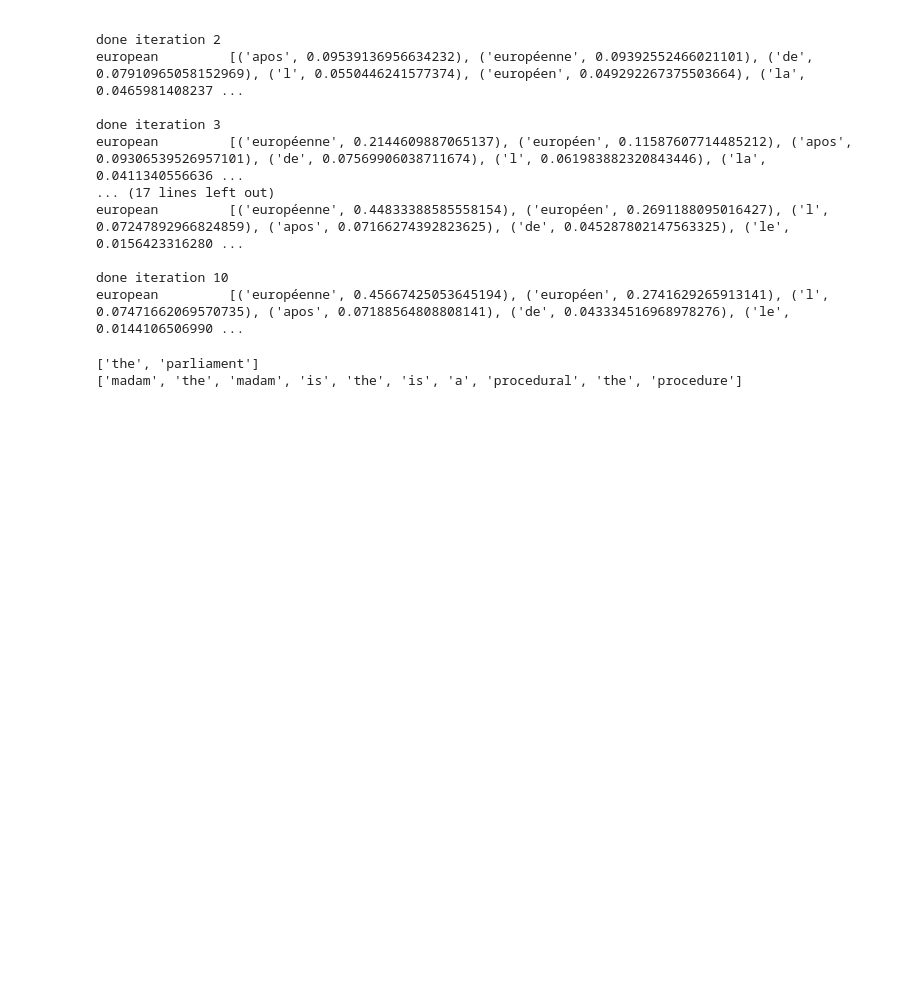
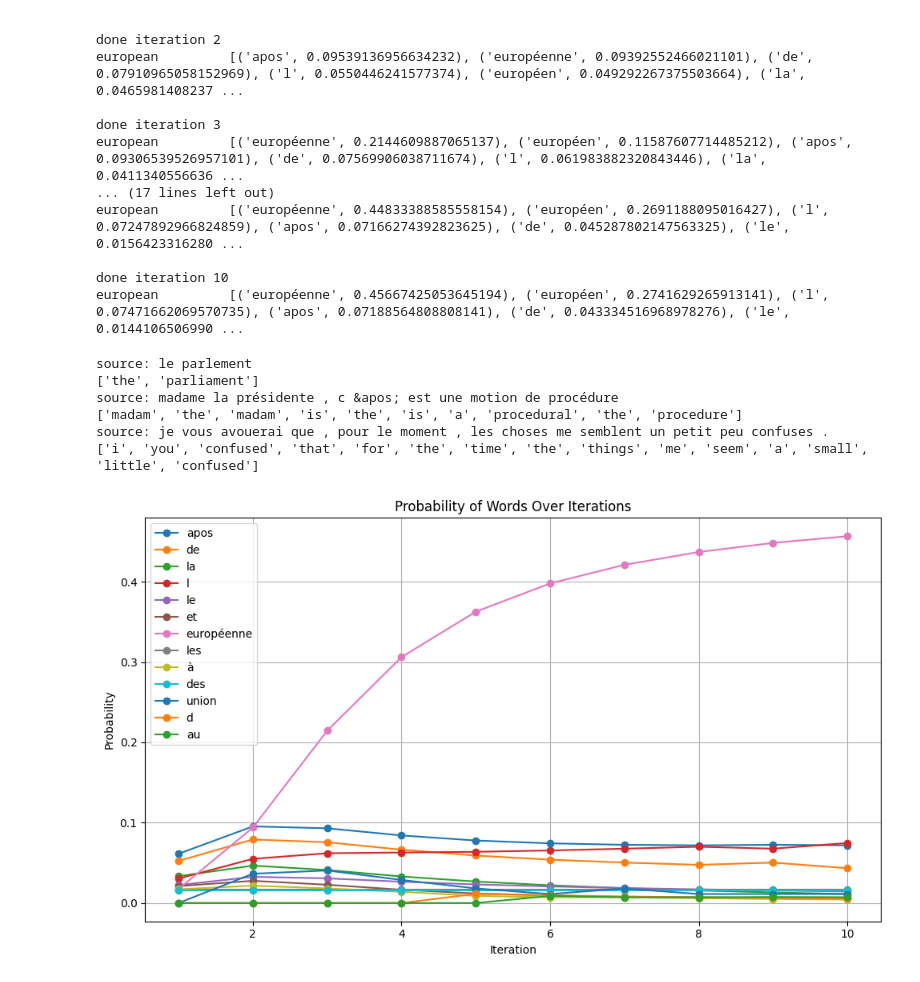
Before and after one commit to CXianRen/DAT410, a Jupyter notebook: Assignment/A5/code/main.ipynb, the cells around one changed output. Cells and saved outputs as stored; diff of their text form; code cells hidden in the pictures; blank space fills up the shorter version.

```diff
--- a/Assignment/A5/code/main.ipynb
+++ b/Assignment/A5/code/main.ipynb
@@ -285,10 +285,55 @@ def greedy_search(t, s_words):
 # test greedy search
 
 sf = "le parlement"
+print("source: %s" % sf)
 print(greedy_search(ibm1.t, re.findall(r'\w+', sf)))
 
 sf = "madame la présidente , c &apos; est une motion de procédure "
+print("source: %s" % sf)
 print(greedy_search(ibm1.t, re.findall(r'\w+', sf)))
+
+sf = "je vous avouerai que , pour le moment , les choses me semblent un petit peu confuses ."
+print("source: %s" % sf)
+print(greedy_search(ibm1.t, re.findall(r'\w+', sf)))
 # %% [output]
+source: le parlement
 ['the', 'parliament']
+source: madame la présidente , c &apos; est une motion de procédure
 ['madam', 'the', 'madam', 'is', 'the', 'is', 'a', 'procedural', 'the', 'procedure']
+source: je vous avouerai que , pour le moment , les choses me semblent un petit peu confuses .
+['i', 'you', 'confused', 'that', 'for', 'the', 'time', 'the', 'things', 'me', 'seem', 'a', 'small', 'little', 'confused']
+# %%
+
+import matplotlib.pyplot as plt
+
+data = {
+    "apos": [0.061303760197027324, 0.09539136956634232, 0.09306539526957101, 0.084146689888012, 0.07784650151642765, 0.07430226847966766, 0.07252773724248936, 0.07179455071701304, 0.07252773724248936, 0.07188564808808141],
+    "de": [0.05244150318322246, 0.07910965058152969, 0.07569906038711674, 0.06641487294231717, 0.05911939082542544, 0.05402999399170392, 0.050371793212161196, 0.04757116124449875, 0.050371793212161196, 0.043334516968978276],
+    "la": [0.03334956717801669, 0.04659814082371237, 0.041134055663651664, 0.033068606138887215, 0.026770783425234774, 0.022095433688198805, 0.01848988547448643, 0.015593837823686951, 0.013202022305243425, 0.011195968393243307],
+    "l": [0.030437652799466627, 0.0550446241577374, 0.061983882320843446, 0.06290442802805071, 0.06377039948392663, 0.06545374595132401, 0.06767291363955714, 0.07009049118493589, 0.06767291363955714, 0.07471662069570735],
+    "le": [0.02237151005233982, 0.03263639237724352, 0.030706720984867507, 0.02656430349451111, 0.0231826820064307, 0.02064188222790495, 0.018661729095987067, 0.01703625586720617, 0.015642331628040247, 0.014410650699095837],
+    "et": [0.021096483405532492, 0.02765991839613385, 0.022787949393605508, 0.01654801526791893, 0.011906180126082041, 0.009554031276812888, 0.007552612826861236, 0.007142215994338287, 0.006281547633682831, 0.0055603962685557284],
+    "européenne": [0.017470748371094965, 0.09392552466021101, 0.2144609887065137, 0.306150113478447, 0.36268721400795056, 0.3979130265560956, 0.42105886900474443, 0.436988847167001, 0.44833388585558154, 0.45667425053645194],
+    "les": [0.01715472257961809, 0.01715472257961809, 0.01715472257961809, 0.01715472257961809, 0.01715472257961809, 0.01715472257961809, 0.01715472257961809, 0.01715472257961809, 0.01715472257961809, 0.01715472257961809],
+    "à": [0.01708830184441074, 0.021652868040345004, 0.018180422754475525, 0.013971209254237033, 0.008899151012013615, 0.0071633863772754824, 0.0071633863772754824, 0.005973867596465537, 0.0050417602337519025, 0.004293034231628162],
+    "des": [0.015994861187823436, 0.015994861187823436, 0.015994861187823436, 0.015994861187823436, 0.015994861187823436, 0.015994861187823436, 0.015994861187823436, 0.015994861187823436, 0.015994861187823436, 0.015994861187823436],
+    "union": [0, 0.036461485418055536, 0.04055017862690694, 0.028746834006884152, 0.018192240037488, 0.011205673895162839, 0.018192240037488, 0.011205673895162839, 0.011205673895162839, 0.011205673895162839],
+    "d": [0, 0, 0, 0, 0.011371156433177815, 0.009554031276812888, 0.008200144589100242, 0.007142215994338287, 0.006281547633682831, 0.0055603962685557284],
+    "au": [0, 0, 0, 0, 0, 0.008899151012013615, 0.0071633863772754824, 0.0071633863772754824, 0.007552612826861236, 0.007287180294041534]
+}
+
+# Plotting
+plt.figure(figsize=(10, 6))
+
+for word, values in data.items():
+    plt.plot(range(1, 11), values, marker='o', label=word)
+
+plt.title('Probability of Words Over Iterations')
+plt.xlabel('Iteration')
+plt.ylabel('Probability')
+plt.legend()
+plt.grid(True)
+plt.tight_layout()
+plt.show()
+# %% [output]
+[figure, added]
```
Also changed, not shown: parts of 1 cell of this notebook, 1 other file.
